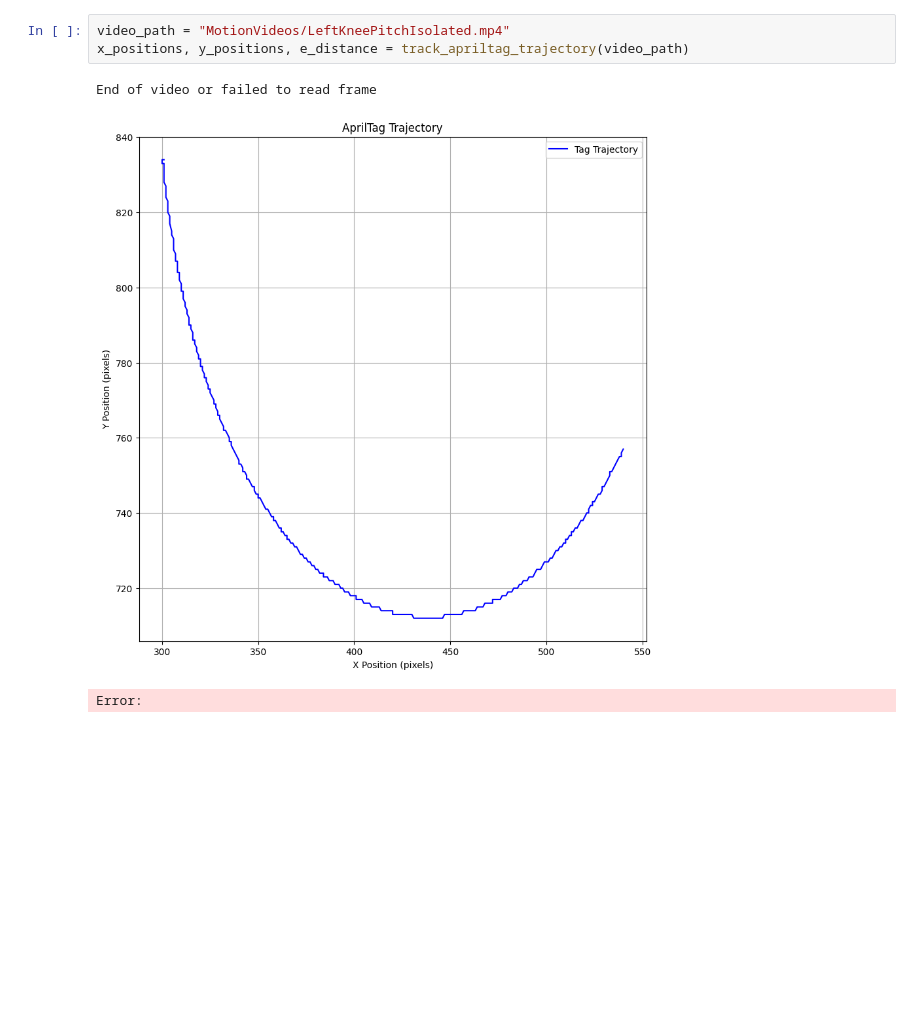
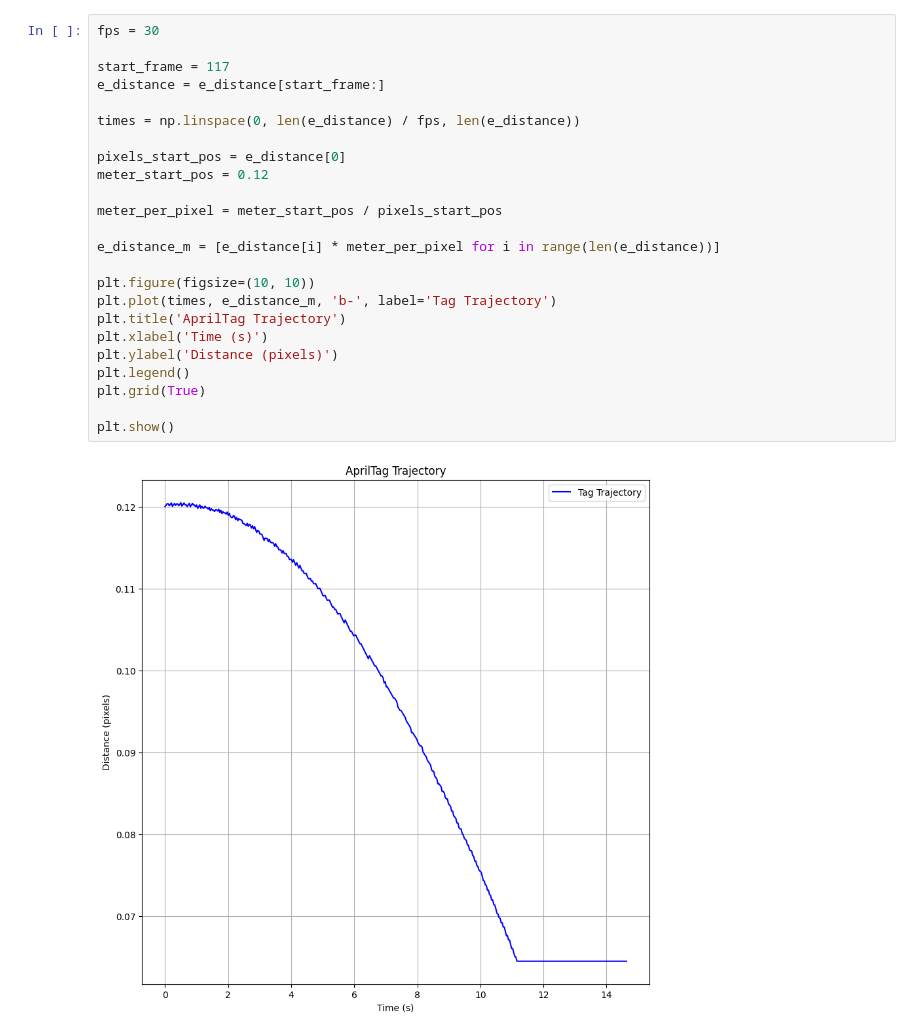
Before and after one commit to TheWh1teRose/Simulation, a Jupyter notebook: RealWorld/track_projectory.ipynb, the cells around one changed output. Saved outputs shown, nothing was run; the diff lists cells and outputs as text; blank space fills up the shorter version.

Commit message:
Add distance tracking and comparisian

```diff
--- a/RealWorld/track_projectory.ipynb
+++ b/RealWorld/track_projectory.ipynb
@@ -108,7 +113,26 @@ def track_apriltag_trajectory(video_path):
-# %%
-video_path = "MotionVideos/LeftKneePitchIsolated.mp4"
-x_positions, y_positions, e_distance = track_apriltag_trajectory(video_path)
-# %% [output]
-End of video or failed to read frame
-[figure, removed]
-Error:
+# %%
+fps = 30
+
+start_frame = 117
+e_distance = e_distance[start_frame:]
+
+times = np.linspace(0, len(e_distance) / fps, len(e_distance))
+
+pixels_start_pos = e_distance[0]
+meter_start_pos = 0.12
+
+meter_per_pixel = meter_start_pos / pixels_start_pos
+
+e_distance_m = [e_distance[i] * meter_per_pixel for i in range(len(e_distance))]
+
+plt.figure(figsize=(10, 10))
+plt.plot(times, e_distance_m, 'b-', label='Tag Trajectory')
+plt.title('AprilTag Trajectory')
+plt.xlabel('Time (s)')
+plt.ylabel('Distance (pixels)')
+plt.legend()
+plt.grid(True)
+
+plt.show()
+# %% [output]
+[figure, added]
```
Also changed, not shown: parts of 2 cells of this notebook, 7 other files.
